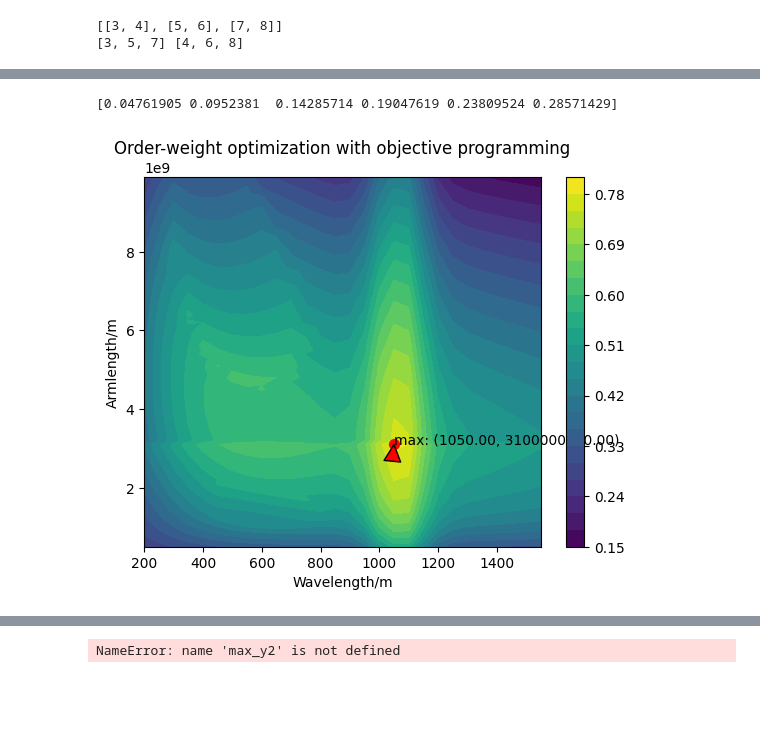
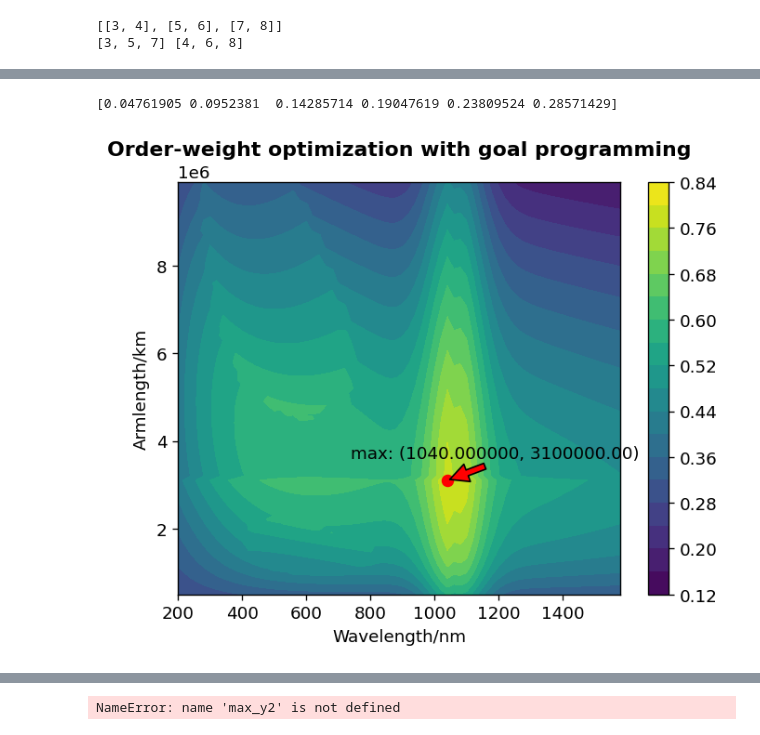
Before and after one commit to ljq2088/MOO, a Jupyter notebook: results/Multi-Obj-Opt_new.ipynb, the cells around one changed output, grey strips where cells are left out. Drawn from its saved outputs; the diff is of its cells as text; code cells hidden in the pictures; blank space fills up the shorter version.

```diff
--- a/results/Multi-Obj-Opt_new.ipynb
+++ b/results/Multi-Obj-Opt_new.ipynb
@@ -223,6 +477,6 @@ plt.show()
 # %%
 L1_2, L2_2, dL_2 = 5.0 * 10**8, 10.0 * 10**9, 1.0 * 10**8
-l1_2, l2_2, dl_2 = 200.0, 1600.0, 50.0
+l1_2, l2_2, dl_2 = 200.0, 1600.0, 20.0
 x2 = np.arange(L1_2, L2_2, dL_2)
 y2 = np.arange(l1_2, l2_2, dl_2)
 xi, yi = np.meshgrid(y2, x2)
@@ -572,37 +832,37 @@ w=[]
 num=6
 for i in range(1,num+1):
     w=np.append(w,2*(i)/(num*(num+1)))
 
 print(w)
 U=np.zeros((len(x),len(y)))
 
 ob=np.array([0.9,0.9,0.9,0.9,0.9,0.9])
 def Reduce(w,thshd,score):
     return np.exp(-score/thshd+1)*w
 for i in range(0,len(ob)):
     judge=(z[i]<=ob[i]*np.amax(z[i]))
     U+=RS(judge,w[i],Reduce,z[i],ob[i]*np.amax(z[i]))
 max_idx1 = np.argmax(U)
 
-max_L1=x[np.unravel_index(max_idx1,U.shape)[0]]
+max_L1=x[np.unravel_index(max_idx1,U.shape)[0]]/1000
 max_l1 =y[np.unravel_index(max_idx1, U.shape)[1]]
 
 
 xi, yi = np.meshgrid(y, x)
 
-plt.contourf(xi, yi, U, 20, cmap='viridis')
+plt.contourf(xi, yi/1000, U, 20, cmap='viridis')
 plt.colorbar()  # 显示颜色条
 #plt.legend(loc='upper right')
 plt.scatter(max_l1, max_L1, color='red', s=50)  # 在最小值点上绘制一个红色的圆点
-plt.annotate(f'max: ({max_l1:.2f}, {max_L1:.2f})', xy=(max_l1, max_L1), xytext=(max_l1-1, max_L1+0.005),
+plt.annotate(f'max: ({max_l1:2f}, {max_L1:.2f})', xy=(max_l1, max_L1), xytext=(max_l1-300, max_L1+0.5e6),
               arrowprops=dict(facecolor='red', shrink=0.05))#在等高线图的最高点用箭头指出
-plt.title('Order-weight optimization with objective programming')
-plt.xlabel('Wavelength/m')
-plt.ylabel('Armlength/m')
+plt.title('Order-weight optimization with goal programming')
+plt.xlabel('Wavelength/nm')
+plt.ylabel('Armlength/km')
 
 plt.savefig('/home/ljq/code/MOO/results/Figure/new/Order-weight optimization with objective programming.png')
 
 plt.show()
 # %% [output]
 [0.04761905 0.0952381  0.14285714 0.19047619 0.23809524 0.28571429]
-[figure, old version]
+[figure, new version]
```
Also changed, not shown: parts of 18 cells of this notebook, 34 other files.
